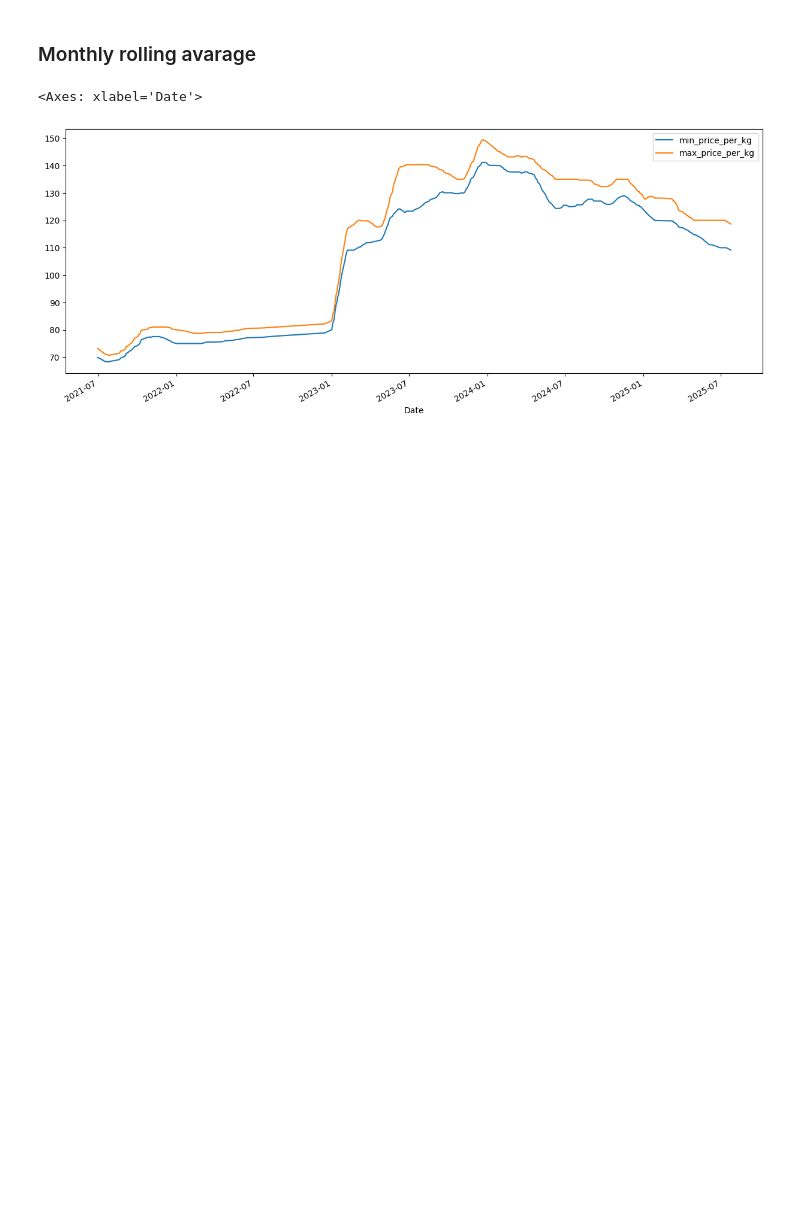
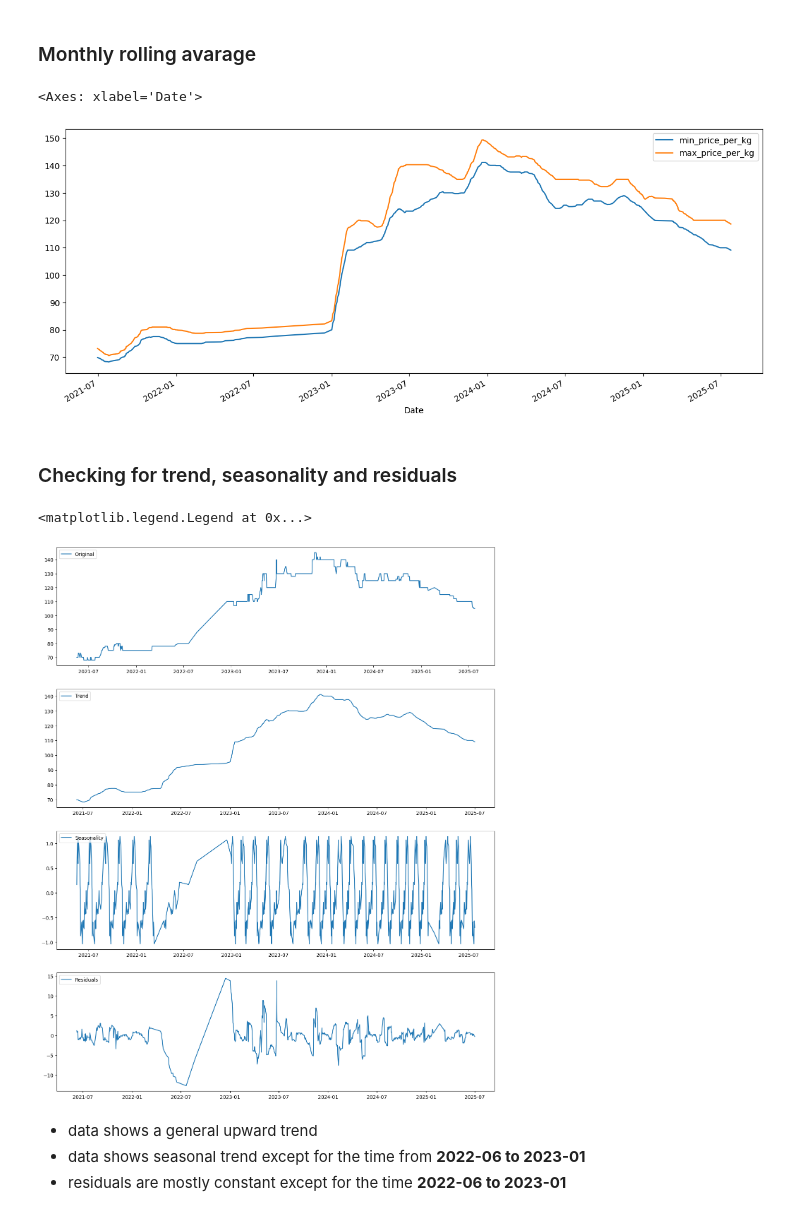
Before and after one commit to zishan044/Commodity-Price-Forecasting-ML-Project, a Jupyter notebook: notebooks/EDA.ipynb, the cells around one changed output. Saved outputs shown, nothing was run; the diff lists cells and outputs as text; code cells hidden in the pictures; blank space fills up the shorter version.

Commit message:
further exploratory data analysis (eg. trend, seasonality, pacf plot, acf plot)

```diff
--- a/notebooks/EDA.ipynb
+++ b/notebooks/EDA.ipynb
@@ -161,3 +163,36 @@ train[num_cols].rolling(window=30).mean().plot(figsize=(15, 6))
 # %% [output]
 <Axes: xlabel='Date'>
 [figure]
+# %% [markdown]
+### Checking for trend, seasonality and residuals
+# %%
+decomsition_additive = seasonal_decompose(train['min_price_per_kg'], model='additive', period=30)
+
+trend_additive = decomsition_additive.trend
+seasonal_additive = decomsition_additive.seasonal
+residual_additive = decomsition_additive.resid
+
+plt.figure(figsize=(16, 20))
+
+plt.subplot(411)
+plt.plot(train['min_price_per_kg'], label='Original')
+plt.legend(loc='upper left')
+
+plt.subplot(412)
+plt.plot(trend_additive, label='Trend')
+plt.legend(loc='upper left')
+
+plt.subplot(413)
+plt.plot(seasonal_additive, label='Seasonality')
+plt.legend(loc='upper left')
+
+plt.subplot(414)
+plt.plot(residual_additive, label='Residuals')
+plt.legend(loc='upper left')
+# %% [output]
+<matplotlib.legend.Legend at 0x...>
+[figure, added]
+# %% [markdown]
+- data shows a general upward trend
+- data shows seasonal trend except for the time from **2022-06 to 2023-01**
+- residuals are mostly constant except for the time **2022-06 to 2023-01**
```
Also changed, not shown: parts of 1 cell of this notebook, 1 other file.
